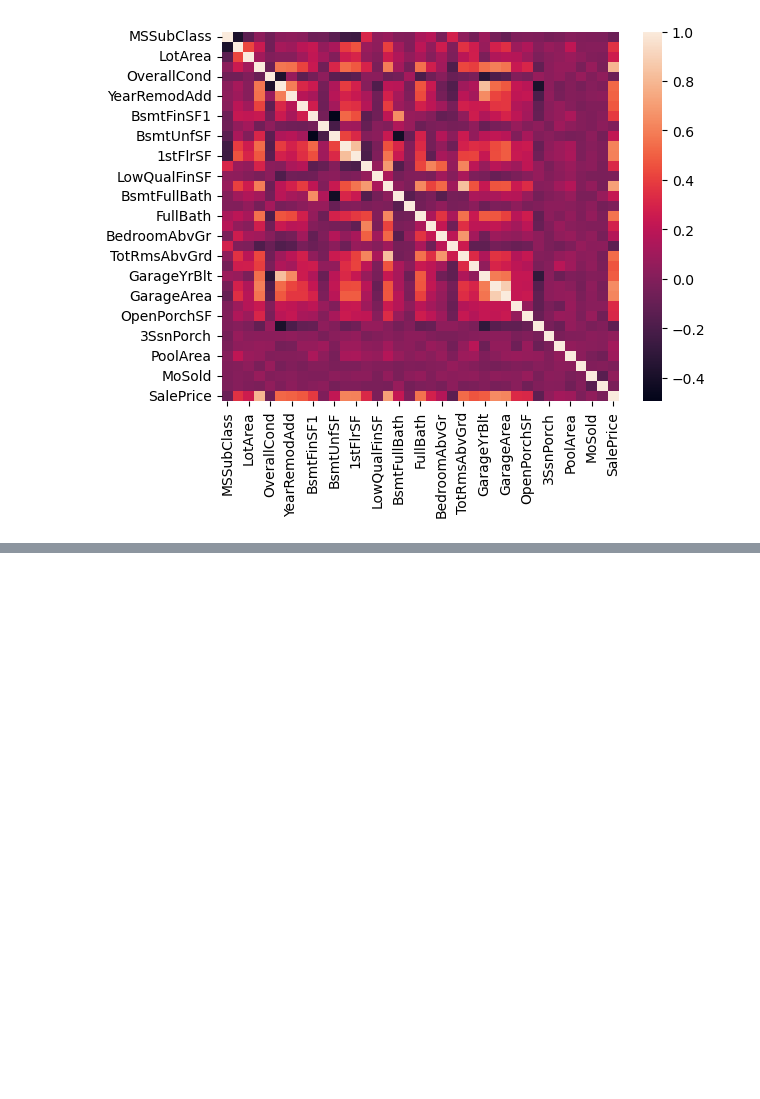
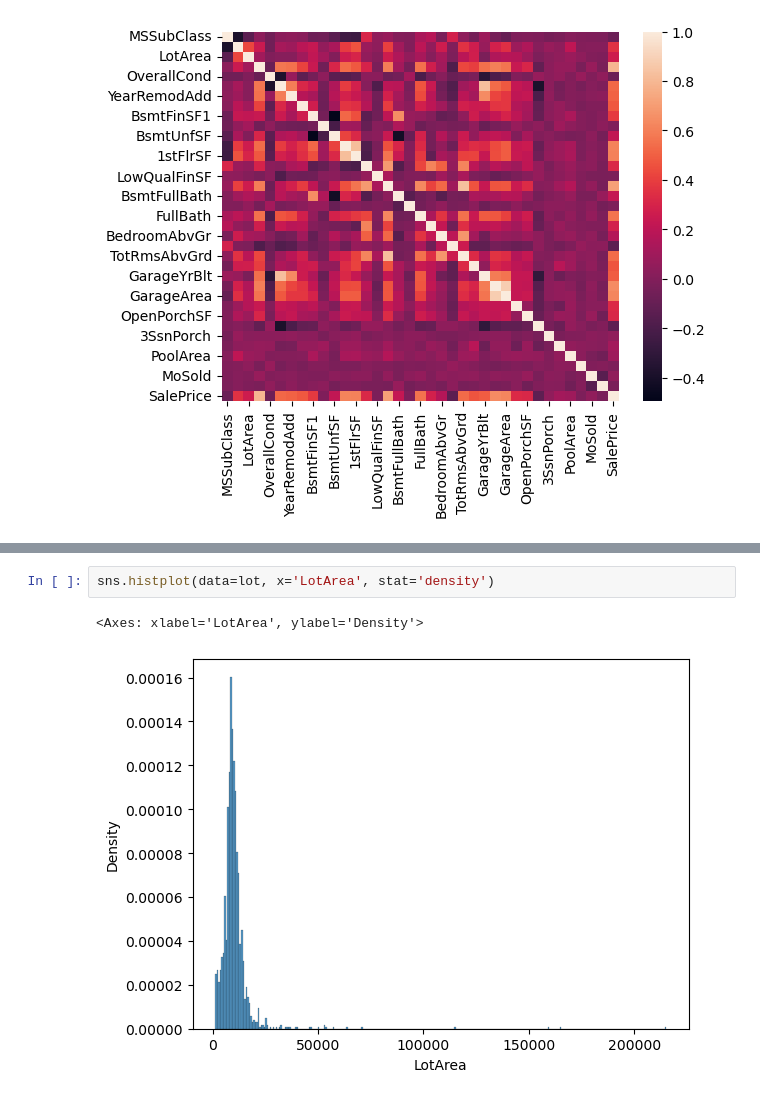
Before and after one commit to electronicmaxwell/house_price_ML, a Jupyter notebook: Initial_EDA.ipynb, the cells around one changed output, grey strips where cells are left out. Cells and saved outputs as stored; diff of their text form; blank space fills up the shorter version.

```diff
--- a/Initial_EDA.ipynb
+++ b/Initial_EDA.ipynb
@@ -230,0 +547,5 @@ sns.heatmap(corr)
+# %%
+sns.histplot(data=lot, x='LotArea', stat='density')
+# %% [output]
+<Axes: xlabel='LotArea', ylabel='Density'>
+[figure, added]
```
Also changed, not shown: parts of 35 cells of this notebook.
